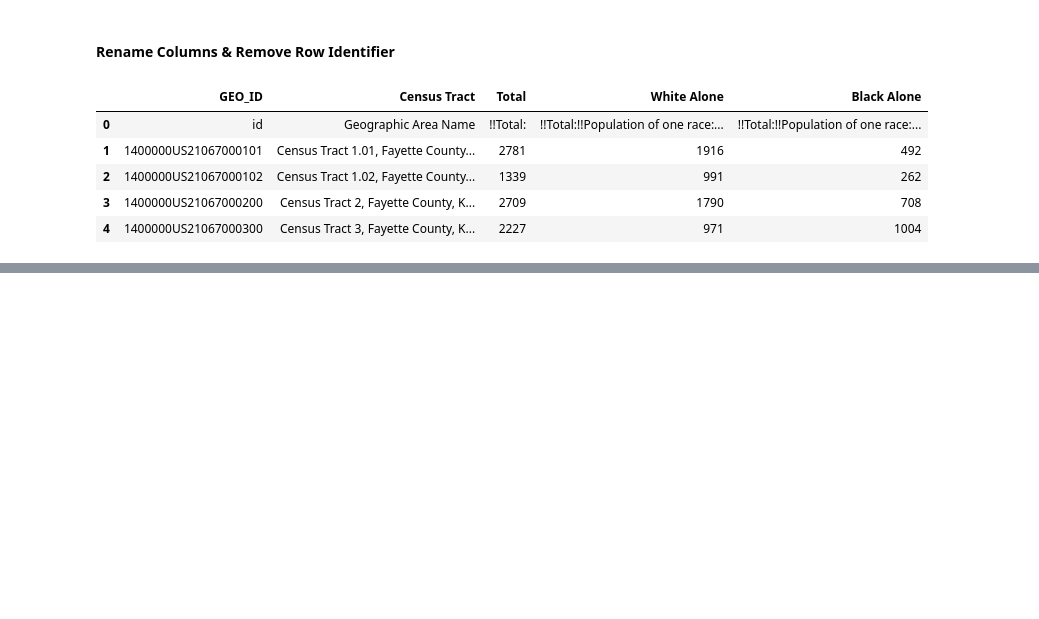
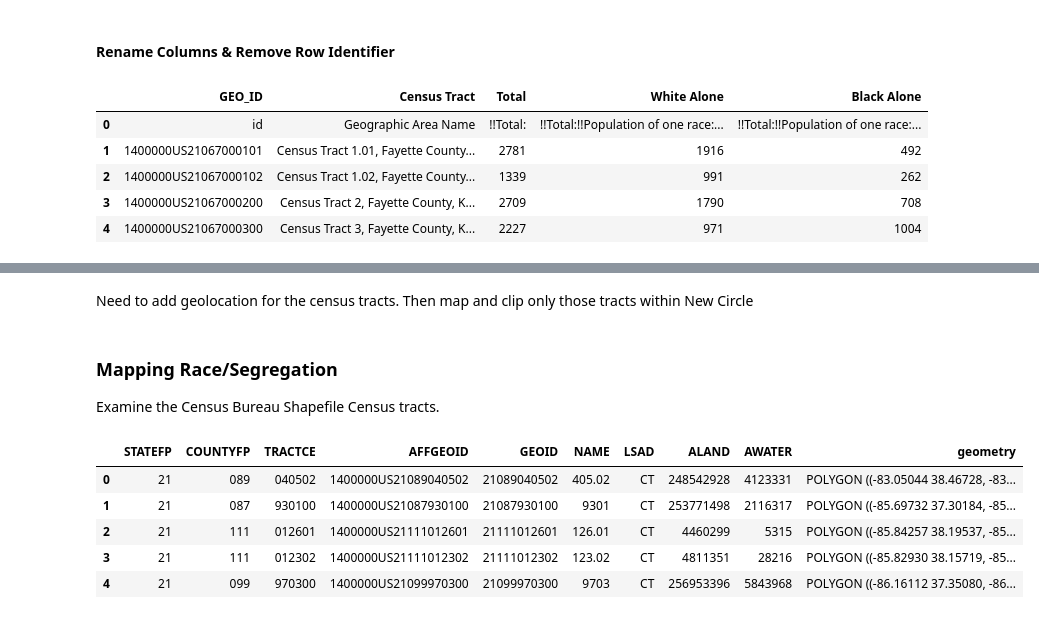
Before and after one commit to RCRamsey/map698-redlining-wealth-health-lexington, a Jupyter notebook: notebooks/lex-redlined-wealth.ipynb, the cells around one changed output, grey strips where cells are left out. Drawn from its saved outputs; the diff is of its cells as text; code cells hidden in the pictures; blank space fills up the shorter version.

```diff
--- a/notebooks/lex-redlined-wealth.ipynb
+++ b/notebooks/lex-redlined-wealth.ipynb
@@ -367 +425,6 @@ race_bw_df.drop([0])
+# %% [markdown]
+Need to add geolocation for the census tracts. Then map and clip only those tracts within New Circle
+# %% [markdown]
+### Mapping Race/Segregation
+Examine the Census Bureau Shapefile Census tracts.
 # %%
@@ -380,0 +435,11 @@ plt.rcParams['figure.figsize'] = (15, 12)
+# %%
+# import data & confirm GeoPandas works
+cb_tracts_2019 = gpd.read_file('./data/cb_2019_tract_500k/cb_2019_21_tract_500k.shp')
+cb_tracts_2019.head()
+# %% [output]
+|  | STATEFP | COUNTYFP | TRACTCE | AFFGEOID | GEOID | NAME | LSAD | ALAND | AWATER | geometry |
+| 0 | 21 | 089 | 040502 | 1400000US21089040502 | 21089040502 | 405.02 | CT | 248542928 | 4123331 | POLYGON ((-83.05044 38.46728, -83... |
+| 1 | 21 | 087 | 930100 | 1400000US21087930100 | 21087930100 | 9301 | CT | 253771498 | 2116317 | POLYGON ((-85.69732 37.30184, -85... |
+| 2 | 21 | 111 | 012601 | 1400000US21111012601 | 21111012601 | 126.01 | CT | 4460299 | 5315 | POLYGON ((-85.84257 38.19537, -85... |
+| 3 | 21 | 111 | 012302 | 1400000US21111012302 | 21111012302 | 123.02 | CT | 4811351 | 28216 | POLYGON ((-85.82930 38.15719, -85... |
+| 4 | 21 | 099 | 970300 | 1400000US21099970300 | 21099970300 | 9703 | CT | 256953396 | 5843968 | POLYGON ((-86.16112 37.35080, -86... |
```
Also changed, not shown: parts of 32 cells of this notebook.
